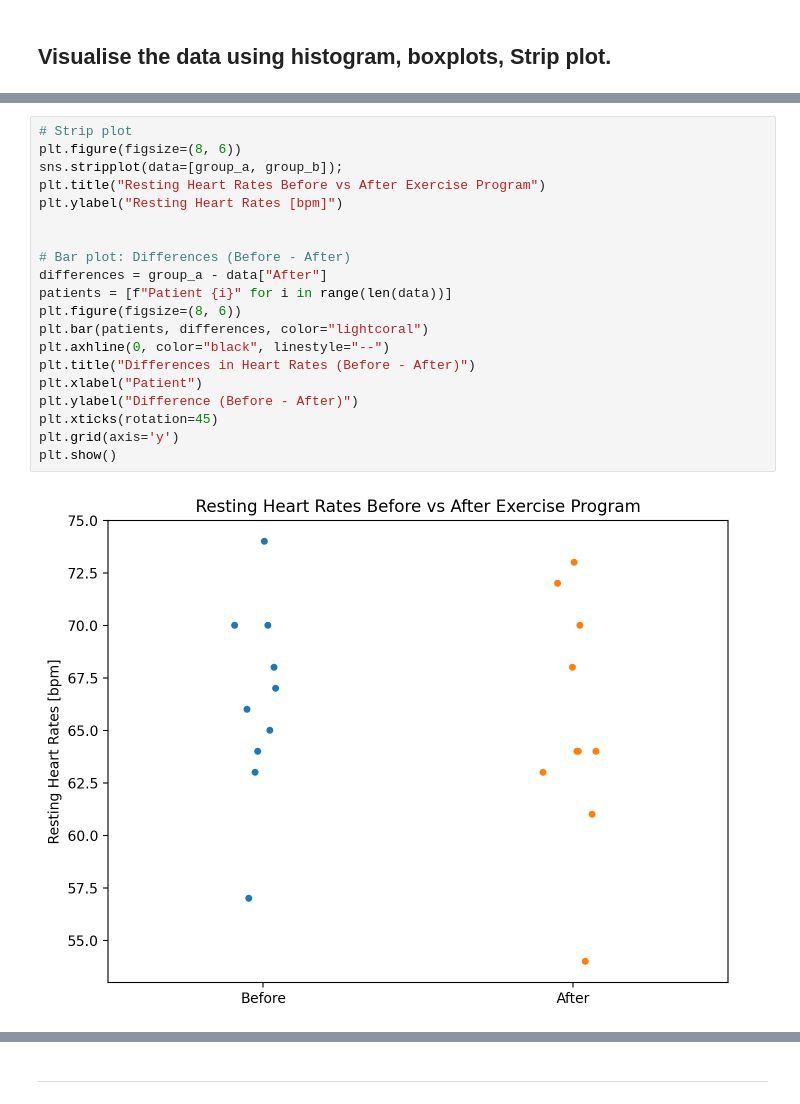
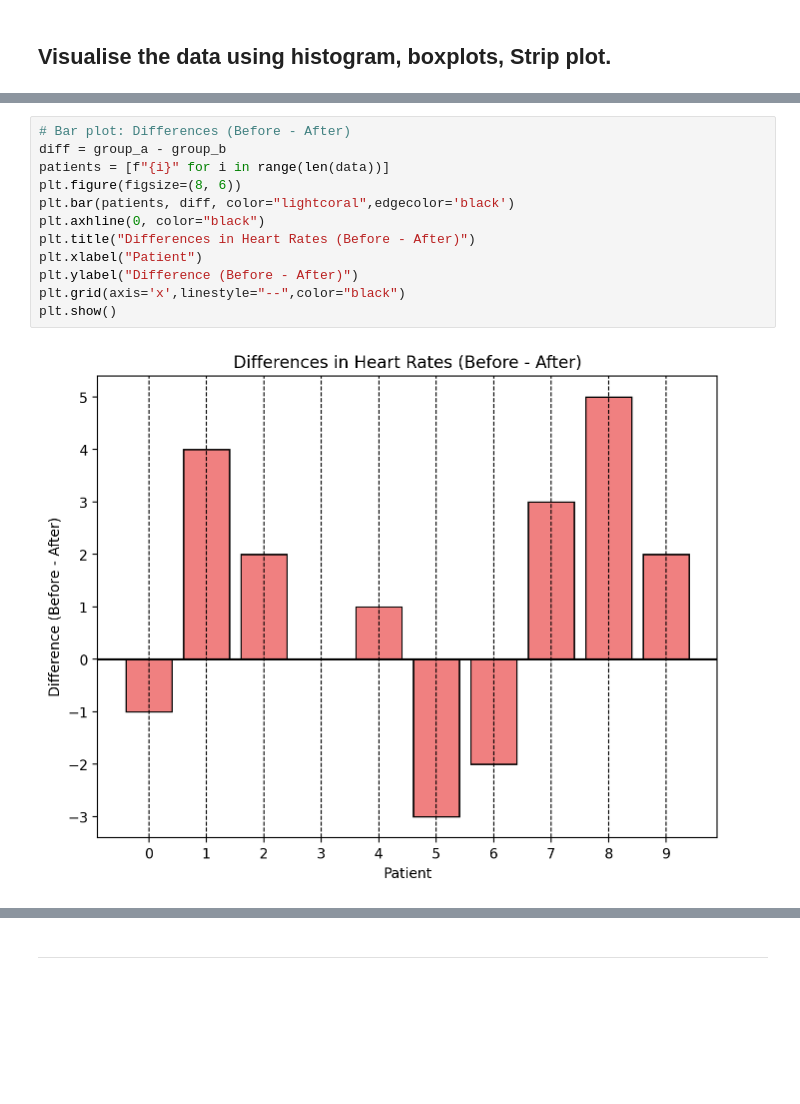
Before and after one commit to shanekeenan/applied_statistics, a Jupyter notebook: tasks.ipynb, the cells around one changed output, grey strips where cells are left out. Drawn from its saved outputs; the diff is of its cells as text; blank space fills up the shorter version.

```diff
--- a/tasks.ipynb
+++ b/tasks.ipynb
@@ -488,22 +538,14 @@ Access to this page is restricted so I show screenshots from the lectures below
 # %%
-# Strip plot
+# Bar plot: Differences (Before - After)
+diff = group_a - group_b
+patients = [f"{i}" for i in range(len(data))]
 plt.figure(figsize=(8, 6))
-sns.stripplot(data=[group_a, group_b]);
-plt.title("Resting Heart Rates Before vs After Exercise Program")
-plt.ylabel("Resting Heart Rates [bpm]")
-
-
-# Bar plot: Differences (Before - After)
-differences = group_a - data["After"]
-patients = [f"Patient {i}" for i in range(len(data))]
-plt.figure(figsize=(8, 6))
-plt.bar(patients, differences, color="lightcoral")
-plt.axhline(0, color="black", linestyle="--")
+plt.bar(patients, diff, color="lightcoral",edgecolor='black')
+plt.axhline(0, color="black")
 plt.title("Differences in Heart Rates (Before - After)")
 plt.xlabel("Patient")
 plt.ylabel("Difference (Before - After)")
-plt.xticks(rotation=45)
-plt.grid(axis='y')
+plt.grid(axis='x',linestyle="--",color="black")
 plt.show()
 # %% [output]
-[figure, old version]
+[figure, new version]
```
Also changed, not shown: parts of 35 cells of this notebook, 1 other file.
